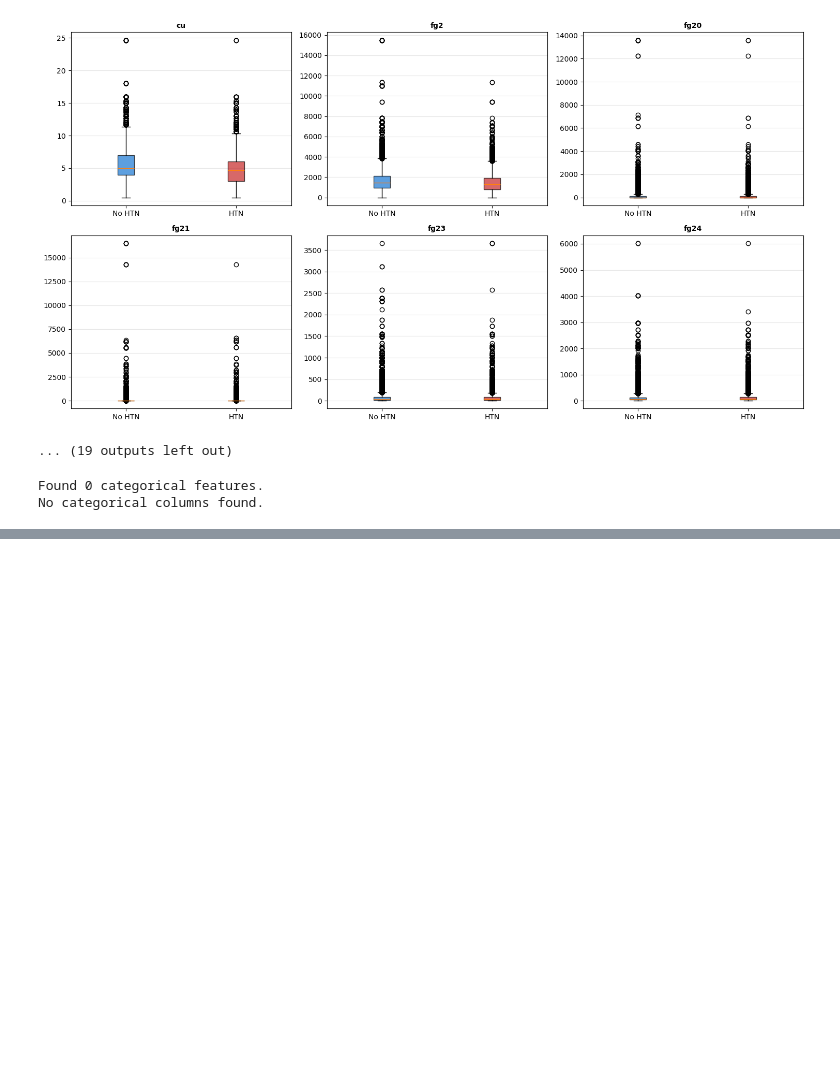
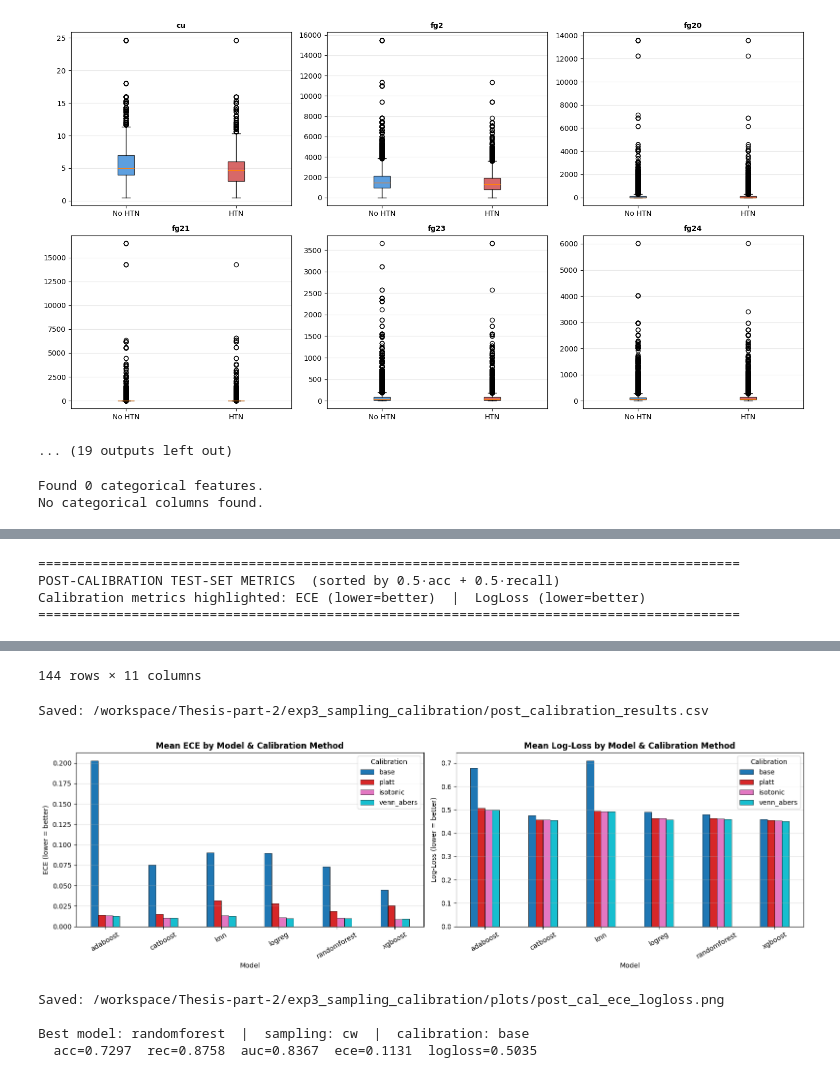
Before and after one commit to Jrbaes/Thesis-part-2, a Jupyter notebook: Main_2015_GPU_RF_XGB_CAT_RIGOROUS_OPT_exp2.ipynb, the cells around one changed output, grey strips where cells are left out. Cells and saved outputs as stored; diff of their text form; code cells hidden in the pictures; blank space fills up the shorter version.

```diff
--- a/Main_2015_GPU_RF_XGB_CAT_RIGOROUS_OPT_exp2.ipynb
+++ b/Main_2015_GPU_RF_XGB_CAT_RIGOROUS_OPT_exp2.ipynb
@@ -2975,0 +3789,72 @@ print(f"Saved: {_out}")
+# %%
+# ── EXP3 · Post-Calibration Test-Set Metrics + ECE / Log-Loss ───────────────
+
+e3_cal_df = pd.DataFrame([r for r in e3_cal_results if 'error' not in r])
+e3_cal_df['combined'] = (e3_cal_df['accuracy'] + e3_cal_df['recall']) / 2.0
+e3_cal_df = e3_cal_df.sort_values(['combined', 'auc'], ascending=False).reset_index(drop=True)
+e3_cal_df.index += 1
+
+print("=" * 90)
+print("POST-CALIBRATION TEST-SET METRICS  (sorted by 0.5·acc + 0.5·recall)")
+print("Calibration metrics highlighted: ECE (lower=better)  |  LogLoss (lower=better)")
+print("=" * 90)
+display(e3_cal_df[[
+    'sampling', 'model', 'calibration',
+    'accuracy', 'recall', 'precision', 'f1', 'auc',
+    'logloss', 'ece', 'combined'
+]])
+
+# Save
+_cal_path = E3_DIR / 'post_calibration_results.csv'
+e3_cal_df.to_csv(_cal_path, index=True, index_label='rank')
+print(f"\nSaved: {_cal_path}")
+
+# ── ECE comparison bar chart ──────────────────────────────────────────────────
+ece_pivot = e3_cal_df.pivot_table(
+    values='ece', index='model', columns='calibration', aggfunc='mean')
+ece_pivot = ece_pivot.reindex(columns=CAL_METHODS)
+
+fig, axes = plt.subplots(1, 2, figsize=(16, 5))
+ece_pivot.plot(kind='bar', ax=axes[0], colormap='tab10', edgecolor='black', linewidth=0.5)
+axes[0].set_title('Mean ECE by Model & Calibration Method', fontweight='bold')
+axes[0].set_xlabel('Model')
+axes[0].set_ylabel('ECE (lower = better)')
+axes[0].tick_params(axis='x', rotation=30)
+axes[0].legend(title='Calibration', bbox_to_anchor=(1, 1))
+axes[0].grid(axis='y', alpha=0.4)
+
+ll_pivot = e3_cal_df.pivot_table(
+    values='logloss', index='model', columns='calibration', aggfunc='mean')
+ll_pivot = ll_pivot.reindex(columns=CAL_METHODS)
+ll_pivot.plot(kind='bar', ax=axes[1], colormap='tab10', edgecolor='black', linewidth=0.5)
+axes[1].set_title('Mean Log-Loss by Model & Calibration Method', fontweight='bold')
+axes[1].set_xlabel('Model')
+axes[1].set_ylabel('Log-Loss (lower = better)')
+axes[1].tick_params(axis='x', rotation=30)
+axes[1].legend(title='Calibration', bbox_to_anchor=(1, 1))
+axes[1].grid(axis='y', alpha=0.4)
+
+plt.tight_layout()
+_ece_path = E3_DIR / 'plots' / 'post_cal_ece_logloss.png'
+plt.savefig(_ece_path, dpi=150, bbox_inches='tight')
+plt.show()
+print(f"Saved: {_ece_path}")
+
+# ── Identify best overall calibrated model ───────────────────────────────────
+best_cal_row = e3_cal_df.iloc[0]
+e3_best_key  = (best_cal_row['sampling'], best_cal_row['model'])
+e3_best_model  = e3_models[e3_best_key]
+e3_best_cal_m  = best_cal_row['calibration']
+e3_best_sample = best_cal_row['sampling']
+e3_best_mname  = best_cal_row['model']
+
+print(f"\nBest model: {e3_best_mname}  |  sampling: {e3_best_sample}"
+      f"  |  calibration: {e3_best_cal_m}")
+print(f"  acc={best_cal_row['accuracy']:.4f}  rec={best_cal_row['recall']:.4f}"
+      f"  auc={best_cal_row['auc']:.4f}  ece={best_cal_row['ece']:.4f}"
+      f"  logloss={best_cal_row['logloss']:.4f}")
+# %% [output]
+==========================================================================================
+POST-CALIBRATION TEST-SET METRICS  (sorted by 0.5·acc + 0.5·recall)
+Calibration metrics highlighted: ECE (lower=better)  |  LogLoss (lower=better)
+==========================================================================================
@@ -2975,0 +3873,7 @@ print(f"Saved: {_out}")
+144 rows × 11 columns
+Saved: /workspace/Thesis-part-2/exp3_sampling_calibration/post_calibration_results.csv
+[figure, added]
+Saved: /workspace/Thesis-part-2/exp3_sampling_calibration/plots/post_cal_ece_logloss.png
+
+Best model: randomforest  |  sampling: cw  |  calibration: base
+  acc=0.7297  rec=0.8758  auc=0.8367  ece=0.1131  logloss=0.5035
```
Also changed, not shown: parts of 18 cells of this notebook, 22 other files.
